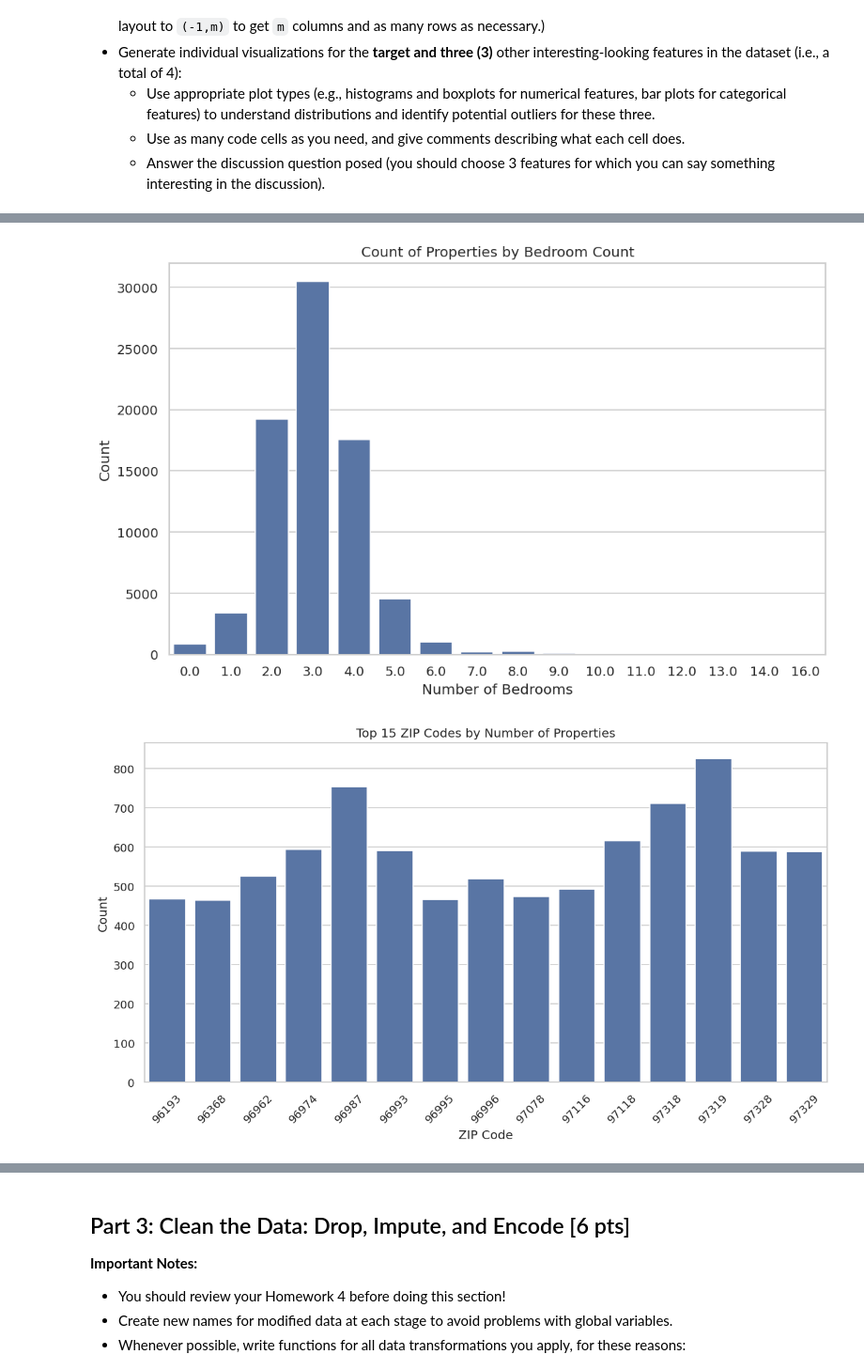
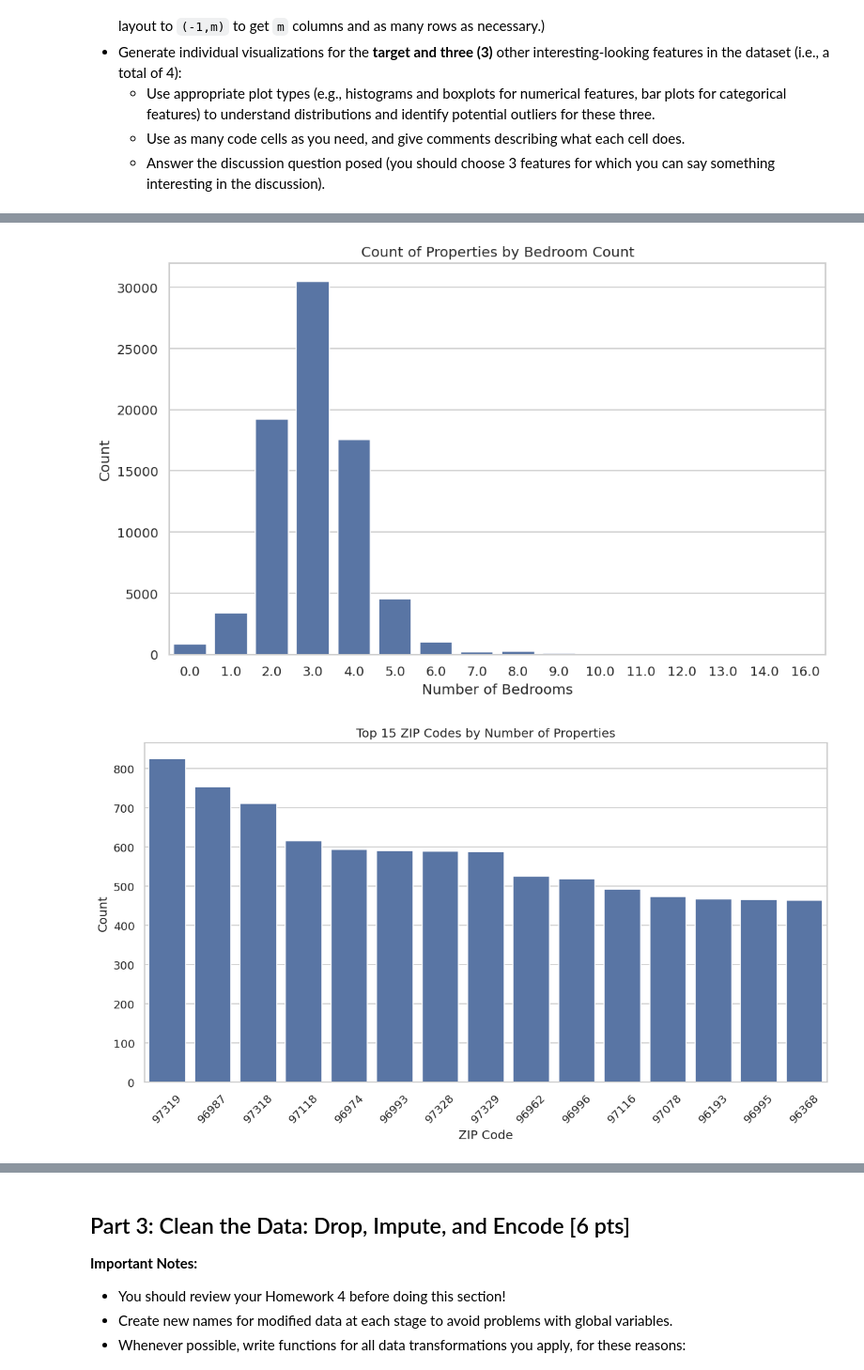
Before and after one commit to JasonZheng892/ML-Milestone, a Jupyter notebook: Milestone_01.ipynb, the cells around one changed output, grey strips where cells are left out. Shown at 94% size. Drawn from its saved outputs; the diff is of its cells as text; code cells hidden in the pictures.

```diff
--- a/Milestone_01.ipynb
+++ b/Milestone_01.ipynb
@@ -304,7 +359,7 @@ plt.show()
 # ===============================
 plt.figure(figsize=(10, 6))
 sns.boxplot(x=df['calculatedfinishedsquarefeet'])
-plt.title('Boxplot of Finished Square Feet')
+plt.title('Boxplot of Total Finished Living Area Square Footage')
 plt.xlabel('Square Feet')
 plt.xlim(0, 10000)  # Focus on most homes
 plt.show()
@@ -324,7 +379,7 @@ plt.show()
 # ===============================
 plt.figure(figsize=(12, 6))
 top_zips = df['regionidzip'].value_counts().head(15)
-sns.barplot(x=top_zips.index.astype(int), y=top_zips.values)
+sns.barplot(x=top_zips.index.astype(int), y=top_zips.values, order=top_zips.index.astype(int))
 plt.title('Top 15 ZIP Codes by Number of Properties')
 plt.xlabel('ZIP Code')
 plt.ylabel('Count')
@@ -337,5 +392,5 @@ plt.show()
 [figure]
-[figure, old version]
+[figure, new version]
 # %% [markdown]
 #### **2.B Discussion:** Describe in a paragraph what you learned in your detailed examination of the features you explored:
 - What is the distribution (normal, exponential, etc.) if any?
```
Also changed, not shown: parts of 12 cells of this notebook.
